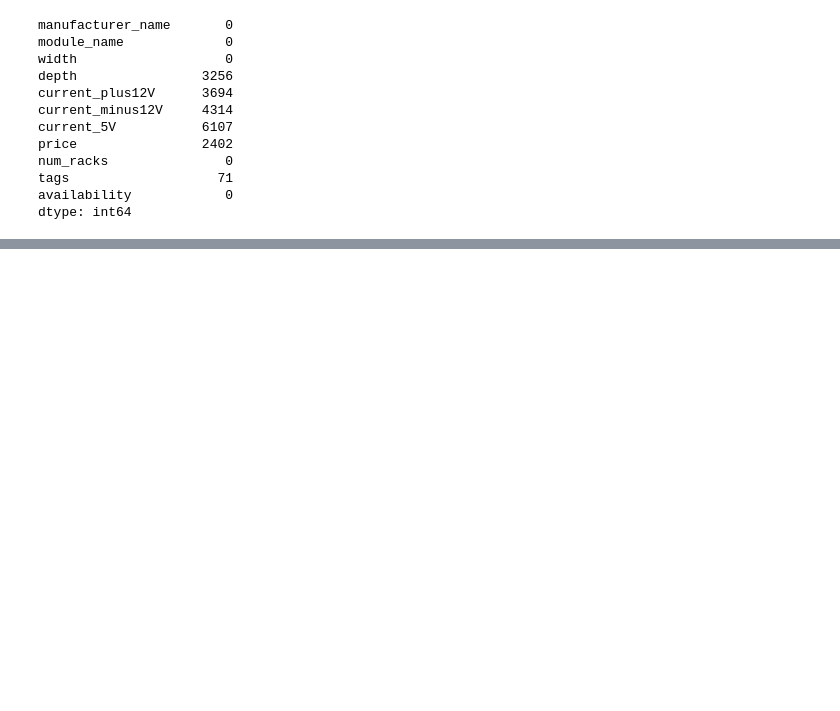
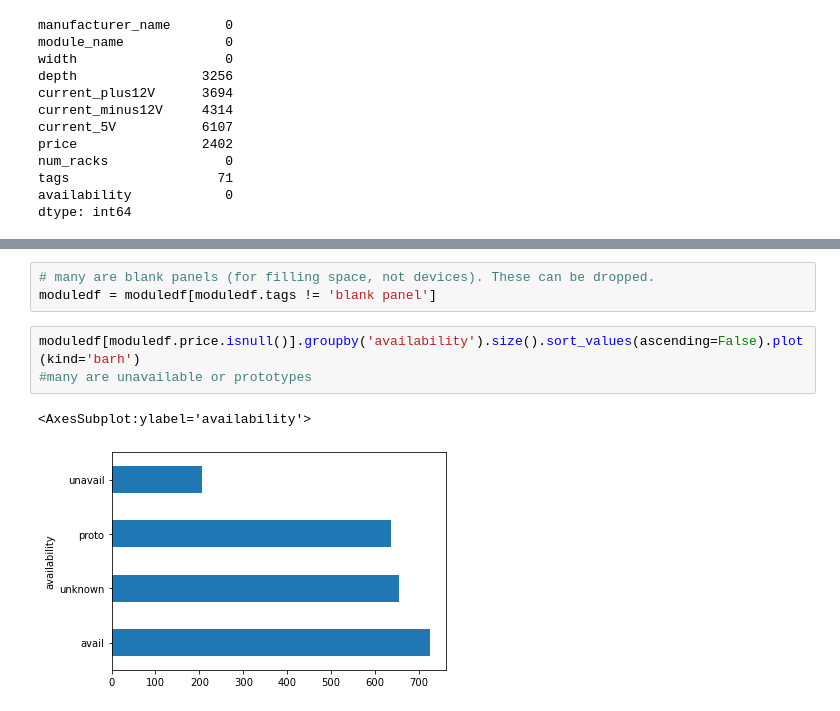
Before and after one commit to zstone00000/nycdsa_python_project, a Jupyter notebook: eurorack_inspection.ipynb, the cells around one changed output, grey strips where cells are left out. Saved outputs shown, nothing was run; the diff lists cells and outputs as text; blank space fills up the shorter version.

```diff
--- a/eurorack_inspection.ipynb
+++ b/eurorack_inspection.ipynb
@@ -50,0 +70,9 @@ dtype: int64
+# %%
+# many are blank panels (for filling space, not devices). These can be dropped.
+moduledf = moduledf[moduledf.tags != 'blank panel']
+# %%
+moduledf[moduledf.price.isnull()].groupby('availability').size().sort_values(ascending=False).plot(kind='barh')
+#many are unavailable or prototypes
+# %% [output]
+<AxesSubplot:ylabel='availability'>
+[figure, added]
```
Also changed, not shown: parts of 11 cells of this notebook, 1 other file.
